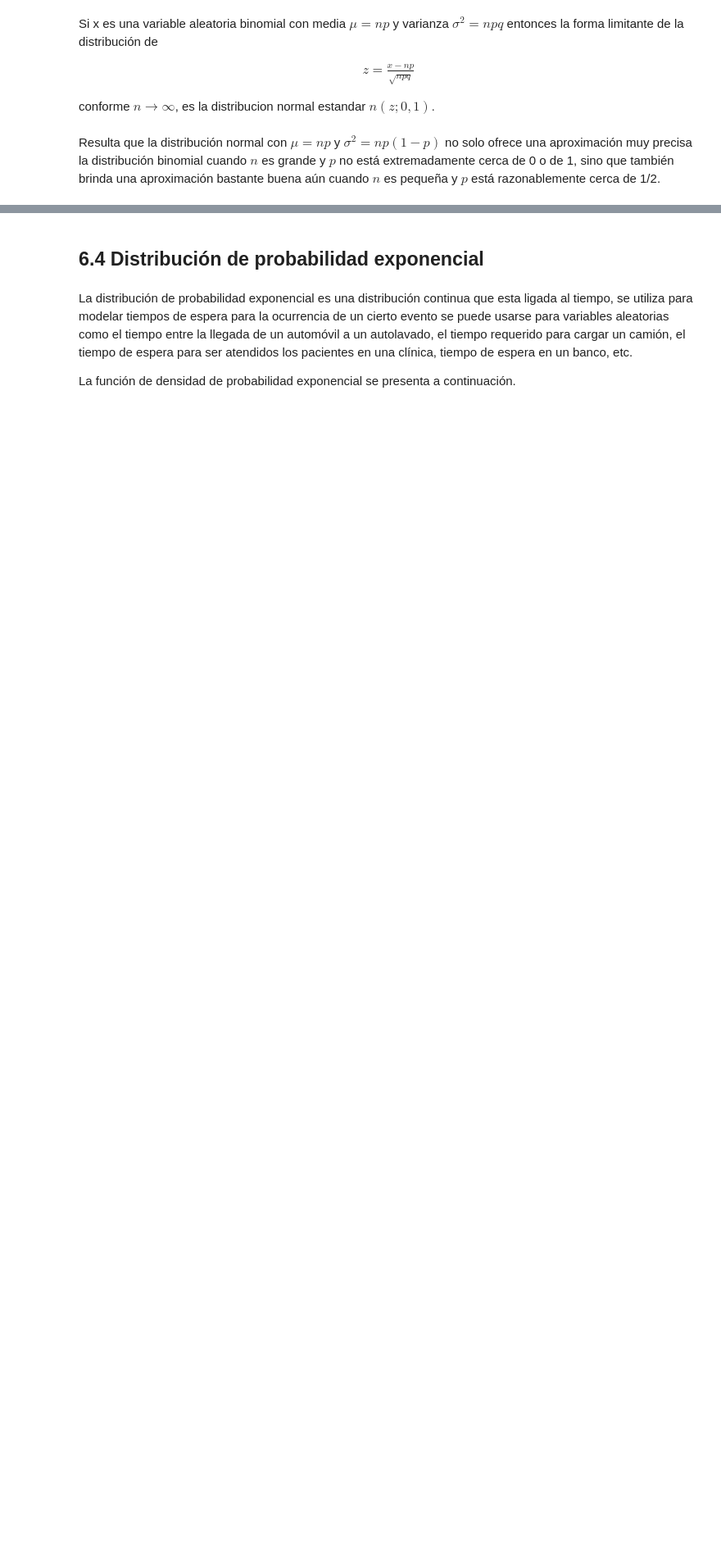
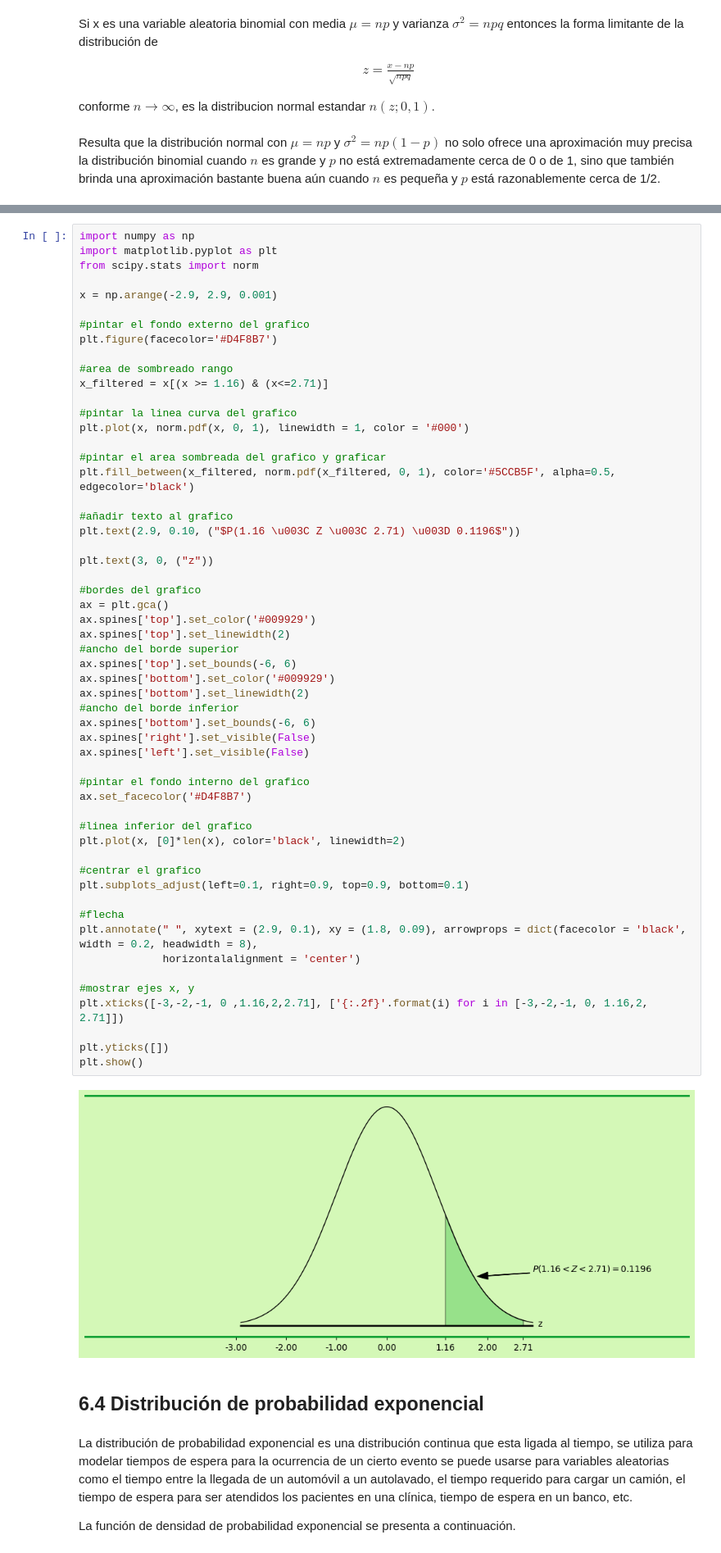
Before and after one commit to blastoise2207/Proyecto, a Jupyter notebook: docs/capitulo6.ipynb, the cells around one changed output, grey strips where cells are left out. Shown at 82% size. Saved outputs shown, nothing was run; the diff lists cells and outputs as text; blank space fills up the shorter version.

```diff
--- a/docs/capitulo6.ipynb
+++ b/docs/capitulo6.ipynb
@@ -1207,3 +1261,60 @@ La probabilidad de adivinar correctamente de 25 a 30 preguntas es dada por la re
+# %%
+import numpy as np
+import matplotlib.pyplot as plt
+from scipy.stats import norm
+
+x = np.arange(-2.9, 2.9, 0.001)
+
+#pintar el fondo externo del grafico
+plt.figure(facecolor='#D4F8B7')
+
+#area de sombreado rango
+x_filtered = x[(x >= 1.16) & (x<=2.71)]
+
+#pintar la linea curva del grafico
+plt.plot(x, norm.pdf(x, 0, 1), linewidth = 1, color = '#000')
+
+#pintar el area sombreada del grafico y graficar
+plt.fill_between(x_filtered, norm.pdf(x_filtered, 0, 1), color='#5CCB5F', alpha=0.5, edgecolor='black')
+
+#añadir texto al grafico
+plt.text(2.9, 0.10, ("$P(1.16 \u003C Z \u003C 2.71) \u003D 0.1196$"))
+
+plt.text(3, 0, ("z"))
+
+#bordes del grafico
+ax = plt.gca()
+ax.spines['top'].set_color('#009929')
+ax.spines['top'].set_linewidth(2)
+#ancho del borde superior
+ax.spines['top'].set_bounds(-6, 6)
+ax.spines['bottom'].set_color('#009929')
+ax.spines['bottom'].set_linewidth(2)
+#ancho del borde inferior
+ax.spines['bottom'].set_bounds(-6, 6)
+ax.spines['right'].set_visible(False)
+ax.spines['left'].set_visible(False)
+
+#pintar el fondo interno del grafico
+ax.set_facecolor('#D4F8B7')
+
+#linea inferior del grafico
+plt.plot(x, [0]*len(x), color='black', linewidth=2)
+
+#centrar el grafico
+plt.subplots_adjust(left=0.1, right=0.9, top=0.9, bottom=0.1)
+
+#flecha
+plt.annotate(" ", xytext = (2.9, 0.1), xy = (1.8, 0.09), arrowprops = dict(facecolor = 'black', width = 0.2, headwidth = 8),
+             horizontalalignment = 'center')
+
+#mostrar ejes x, y
+plt.xticks([-3,-2,-1, 0 ,1.16,2,2.71], ['{:.2f}'.format(i) for i in [-3,-2,-1, 0, 1.16,2, 2.71]])
+
+plt.yticks([])
+plt.show()
+# %% [output]
+[figure, added]
 # %% [markdown]
 ## <div class = "indice_titulo"><span class="section-number">6.4</span> **Distribución de probabilidad exponencial**</div>
 # %% [markdown]
```
Also changed, not shown: parts of 3 cells of this notebook.
